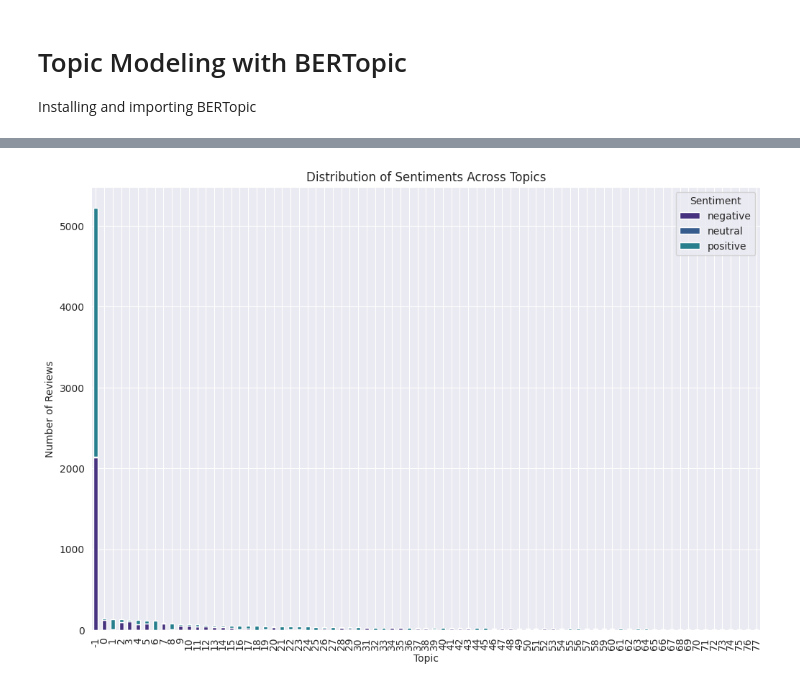
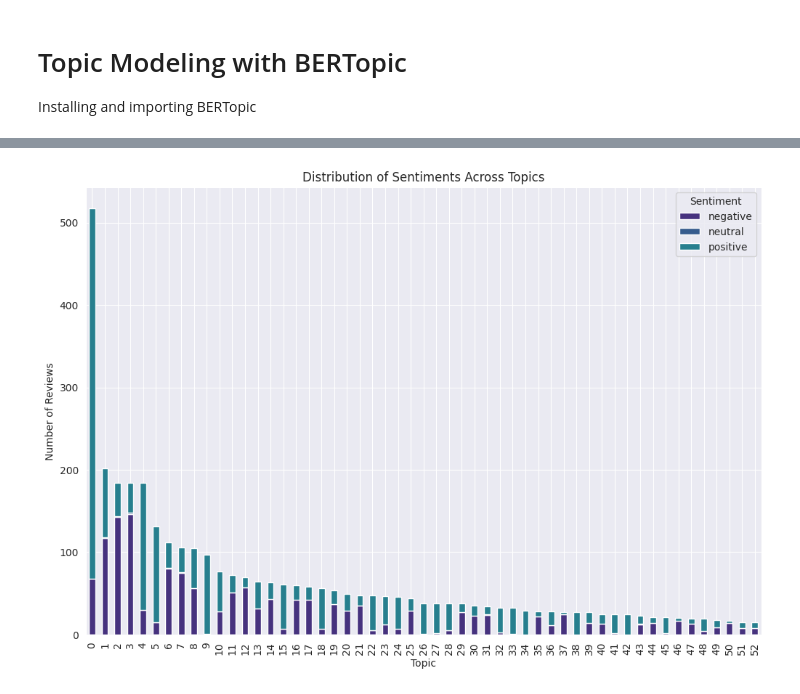
Before and after one commit to harshamathew1/Sentiment_analysis, a Jupyter notebook: project.ipynb, the cells around one changed output, grey strips where cells are left out. Saved outputs shown, nothing was run; the diff lists cells and outputs as text; code cells hidden in the pictures.

```diff
--- a/project.ipynb
+++ b/project.ipynb
@@ -207,6 +208,7 @@ df.drop(columns=['Unnamed: 0','Review Date', 'Aircraft','Review_Title',
 # %%
 #Dropping the rows which 'Food & Beverages' is null.
-df = df.dropna(axis = 0, subset = ['Food & Beverages','Ground Service','Cabin Staff Service','Seat Comfort'])
+df = df.dropna(axis = 0, subset = ['Food & Beverages','Ground Service',
+                                   'Cabin Staff Service','Seat Comfort'])
 # %%
 # Creating binary indicators for highly missing data while keeping the original columns
 for column in ['Inflight Entertainment', 'Wifi & Connectivity']:
@@ -682,0 +678,37 @@ df['Topic'] = topics
+# %%
+from bertopic import BERTopic
+from sklearn.feature_extraction.text import CountVectorizer
+from umap import UMAP
+from sentence_transformers import SentenceTransformer
+reviews = df['Cleaned_Review'].tolist()
+n_topics =40
+# Step 2: Increase the number of topics and adjust parameters
+embedding_model = SentenceTransformer("all-MiniLM-L6-v2")  # You can experiment with other models
+umap_model = UMAP(n_neighbors=15, n_components=n_topics, metric='cosine')
+
+  # Increase the number of topics
+# Initialising BERTopic
+topic_model = BERTopic(
+    embedding_model=embedding_model,
+    umap_model=umap_model,
+    n_gram_range=(1, 3),  # Experiment with different n-gram ranges
+    min_topic_size=15,  # Adjust to see if smaller topics can be detected
+    top_n_words=14 # Increase the number of words per topic for better context
+)
+
+# Fitting the model and transforming reviews into topics
+topics, probs = topic_model.fit_transform(reviews)
+
+# Adding topics to the DataFrame
+df['Topic'] = topics
+
+# Step 5: Visualize the topics
+#topic_model.visualize_topics()
+
+# Step 6: Visualize the distribution of topics
+topic_distribution = df['Topic'].value_counts()
+topic_distribution.plot(kind='bar', figsize=(12, 6))
+plt.title('Distribution of Topics')
+plt.xlabel('Topic')
+plt.ylabel('Number of Reviews')
+plt.show()
@@ -683,30 +717,31 @@ df['Topic'] = topics
 # %%
 # Predicting sentiments for the entire dataset
 dataset = ReviewsDataset(df['Cleaned_Review'].tolist(),
                          df['sentiment_encoded'].tolist(),
                          tokenizer, max_len=128)
 loader = DataLoader(dataset, batch_size=16)
 
 # Making predictions for all reviews
 preds_full = trainer.predict(dataset)
 preds_full = preds_full.predictions.argmax(-1)
 
 # Adding sentiment predictions to the entire DataFrame
 df['Sentiment'] = label_encoder.inverse_transform(preds_full)
 
+df_filtered = df[df['Topic'] != -1]
 # Grouping by topic and sentiment to see the distribution
-topic_sentiment_analysis = df.groupby(['Topic', 'Sentiment']
+topic_sentiment_analysis = df_filtered.groupby(['Topic', 'Sentiment']
                                       ).size().unstack().fillna(0)
 
 # Visualizing the distribution
 topic_sentiment_analysis.plot(kind='bar', stacked=True, figsize=(12, 8))
 plt.title('Distribution of Sentiments Across Topics')
 plt.xlabel('Topic')
 plt.ylabel('Number of Reviews')
 plt.show()
 # %% [output]
 [interactive output not drawn]
-[figure, old version]
+[figure, new version]
 # %%
 # Function to create descriptive names for each topic based on top words
 def get_topic_name(model, topic_id, n_words=3):
```
Also changed, not shown: parts of 18 cells of this notebook.
